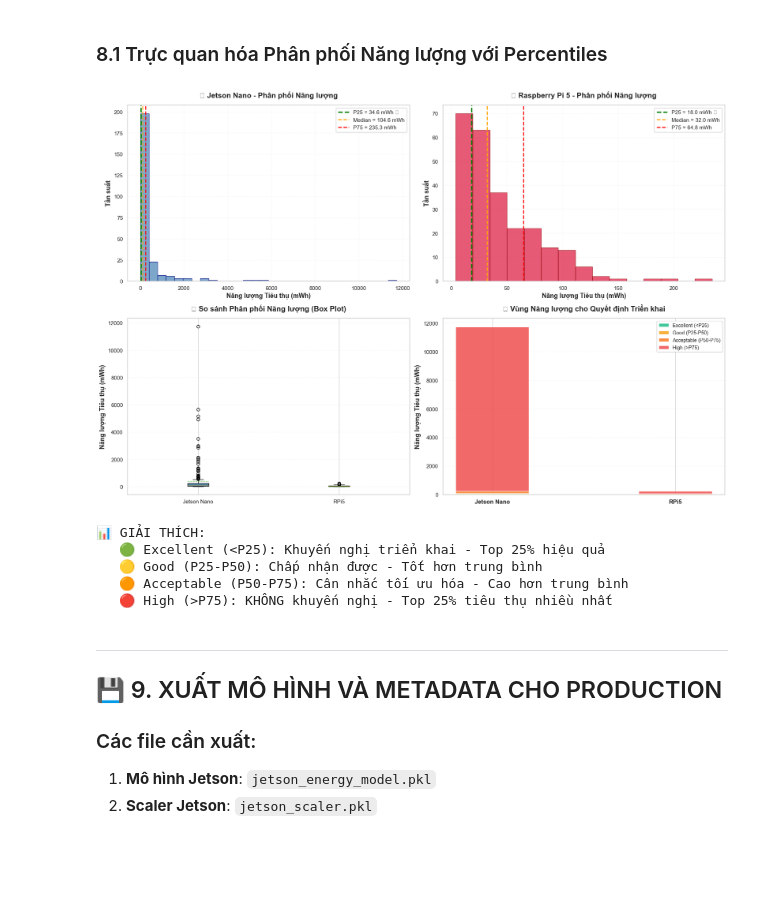
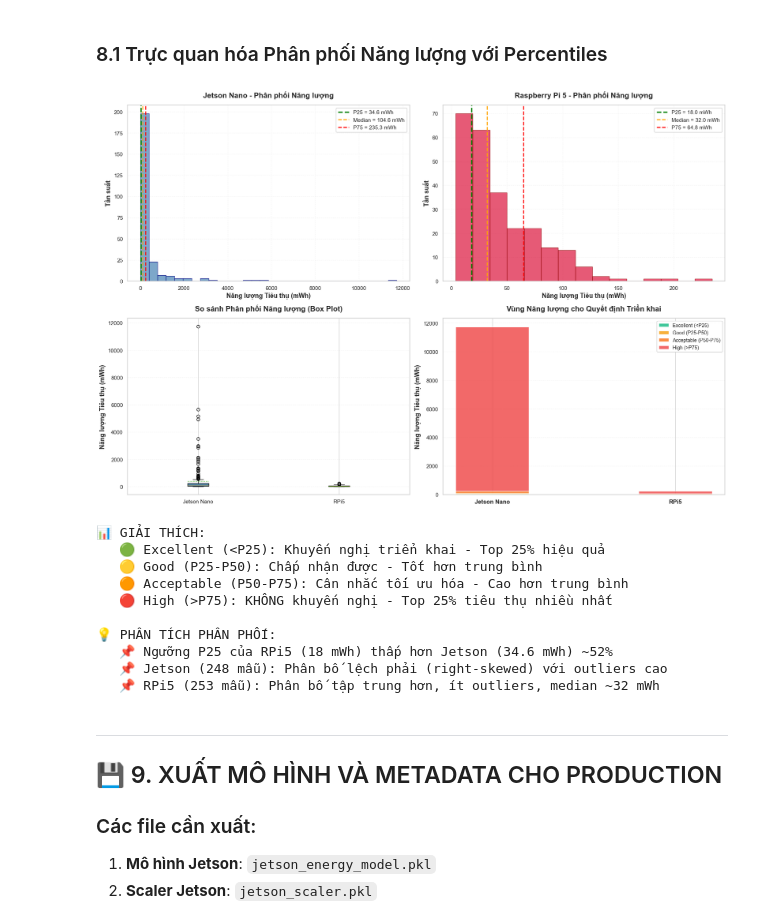
Before and after one commit to Nene1724/DACN_Energy_consumption, a Jupyter notebook: ml-controller/notebooks/energy_prediction_model.ipynb, the cells around one changed output. Cells and saved outputs as stored; diff of their text form; code cells hidden in the pictures; blank space fills up the shorter version.

```diff
--- a/ml-controller/notebooks/energy_prediction_model.ipynb
+++ b/ml-controller/notebooks/energy_prediction_model.ipynb
@@ -1629,28 +1652,28 @@ fig, axes = plt.subplots(2, 2, figsize=(18, 12))
 # 1. Jetson Nano - Histogram với đường percentile
 axes[0, 0].hist(jetson_energy, bins=30, alpha=0.7, color='steelblue', edgecolor='navy')
 axes[0, 0].axvline(jetson_stats['p25'], color='green', linestyle='--', linewidth=2.5,
-                   label=f"P25 = {jetson_stats['p25']:.1f} mWh ⭐")
+                   label=f"P25 = {jetson_stats['p25']:.1f} mWh")
 axes[0, 0].axvline(jetson_stats['p50'], color='orange', linestyle='--', linewidth=2,
                    label=f"Median = {jetson_stats['p50']:.1f} mWh")
 axes[0, 0].axvline(jetson_stats['p75'], color='red', linestyle='--', linewidth=2,
                    label=f"P75 = {jetson_stats['p75']:.1f} mWh")
 axes[0, 0].set_xlabel('Năng lượng Tiêu thụ (mWh)', fontsize=13, fontweight='bold')
 axes[0, 0].set_ylabel('Tần suất', fontsize=13, fontweight='bold')
-axes[0, 0].set_title('🔵 Jetson Nano - Phân phối Năng lượng', fontsize=15, fontweight='bold', pad=15)
+axes[0, 0].set_title('Jetson Nano - Phân phối Năng lượng', fontsize=15, fontweight='bold', pad=15)
 axes[0, 0].legend(loc='upper right', fontsize=11, framealpha=0.95)
 axes[0, 0].grid(alpha=0.3, linestyle=':')
 
 # 2. Raspberry Pi 5 - Histogram với đường percentile
 axes[0, 1].hist(rpi5_energy, bins=15, alpha=0.7, color='crimson', edgecolor='darkred')
 axes[0, 1].axvline(rpi5_stats['p25'], color='green', linestyle='--', linewidth=2.5,
-                   label=f"P25 = {rpi5_stats['p25']:.1f} mWh ⭐")
+                   label=f"P25 = {rpi5_stats['p25']:.1f} mWh")
 axes[0, 1].axvline(rpi5_stats['p50'], color='orange', linestyle='--', linewidth=2,
                    label=f"Median = {rpi5_stats['p50']:.1f} mWh")
 axes[0, 1].axvline(rpi5_stats['p75'], color='red', linestyle='--', linewidth=2,
                    label=f"P75 = {rpi5_stats['p75']:.1f} mWh")
 axes[0, 1].set_xlabel('Năng lượng Tiêu thụ (mWh)', fontsize=13, fontweight='bold')
 axes[0, 1].set_ylabel('Tần suất', fontsize=13, fontweight='bold')
-axes[0, 1].set_title('🍓 Raspberry Pi 5 - Phân phối Năng lượng', fontsize=15, fontweight='bold', pad=15)
+axes[0, 1].set_title('Raspberry Pi 5 - Phân phối Năng lượng', fontsize=15, fontweight='bold', pad=15)
 axes[0, 1].legend(loc='upper right', fontsize=11, framealpha=0.95)
 axes[0, 1].grid(alpha=0.3, linestyle=':')
 
@@ -1661,7 +1684,7 @@ bp = axes[1, 0].boxplot(box_data, labels=['Jetson Nano', 'RPi5'], patch_artist=T
 bp['boxes'][0].set_facecolor('steelblue')
 bp['boxes'][1].set_facecolor('crimson')
 axes[1, 0].set_ylabel('Năng lượng Tiêu thụ (mWh)', fontsize=13, fontweight='bold')
-axes[1, 0].set_title('📦 So sánh Phân phối Năng lượng (Box Plot)', fontsize=15, fontweight='bold', pad=15)
+axes[1, 0].set_title('So sánh Phân phối Năng lượng (Box Plot)', fontsize=15, fontweight='bold', pad=15)
 axes[1, 0].grid(alpha=0.3, axis='y', linestyle=':')
 
 # 4. Stacked bar chart - Vùng đèn giao thông
@@ -1684,42 +1707,49 @@ bottom_rpi5 = 0
 colors = ['#10b981', '#f59e0b', '#f97316', '#ef4444']  # green, yellow, orange, red
 labels = ['Excellent (<P25)', 'Good (P25-P50)', 'Acceptable (P50-P75)', 'High (>P75)']
 
 for i, (color, label) in enumerate(zip(colors, labels)):
     jetson_val = list(zones_jetson.values())[i]
     rpi5_val = list(zones_rpi5.values())[i]
 
     axes[1, 1].bar(0, jetson_val, bottom=bottom_jetson, color=color, alpha=0.8, width=0.4)
     axes[1, 1].bar(1, rpi5_val, bottom=bottom_rpi5, color=color, alpha=0.8, width=0.4, label=label)
 
     bottom_jetson += jetson_val
     bottom_rpi5 += rpi5_val
 
 axes[1, 1].set_xticks([0, 1])
 axes[1, 1].set_xticklabels(['Jetson Nano', 'RPi5'], fontsize=12, fontweight='bold')
 axes[1, 1].set_ylabel('Năng lượng Tiêu thụ (mWh)', fontsize=13, fontweight='bold')
-axes[1, 1].set_title('🚦 Vùng Năng lượng cho Quyết định Triển khai', fontsize=15, fontweight='bold', pad=15)
+axes[1, 1].set_title('Vùng Năng lượng cho Quyết định Triển khai', fontsize=15, fontweight='bold', pad=15)
 axes[1, 1].legend(loc='upper right', fontsize=10, framealpha=0.95)
 axes[1, 1].grid(alpha=0.3, axis='y', linestyle=':')
 
 plt.tight_layout()
 plt.show()
 
 print("\n📊 GIẢI THÍCH:")
 print("   🟢 Excellent (<P25): Khuyến nghị triển khai - Top 25% hiệu quả")
 print("   🟡 Good (P25-P50): Chấp nhận được - Tốt hơn trung bình")
 print("   🟠 Acceptable (P50-P75): Cân nhắc tối ưu hóa - Cao hơn trung bình")
 print("   🔴 High (>P75): KHÔNG khuyến nghị - Top 25% tiêu thụ nhiều nhất")
 
-print("\n💡 PHÂN TÍCH PHÂN PHỐI:")print("   📌 Ngưỡng P25 của RPi5 (18 mWh) thấp hơn Jetson (34.6 mWh) ~52%")
+print("\n💡 PHÂN TÍCH PHÂN PHỐI:")
+print("   📌 Ngưỡng P25 của RPi5 (18 mWh) thấp hơn Jetson (34.6 mWh) ~52%")
 
-print("   📌 Jetson (248 mẫu): Phân bố lệch phải (right-skewed) với outliers cao")print("   📌 RPi5 (253 mẫu): Phân bố tập trung hơn, ít outliers, median ~32 mWh")
+print("   📌 Jetson (248 mẫu): Phân bố lệch phải (right-skewed) với outliers cao")
+print("   📌 RPi5 (253 mẫu): Phân bố tập trung hơn, ít outliers, median ~32 mWh")
 # %% [output]
-[figure, old version]
+[figure, new version]
 📊 GIẢI THÍCH:
    🟢 Excellent (<P25): Khuyến nghị triển khai - Top 25% hiệu quả
    🟡 Good (P25-P50): Chấp nhận được - Tốt hơn trung bình
    🟠 Acceptable (P50-P75): Cân nhắc tối ưu hóa - Cao hơn trung bình
    🔴 High (>P75): KHÔNG khuyến nghị - Top 25% tiêu thụ nhiều nhất
+
+💡 PHÂN TÍCH PHÂN PHỐI:
+   📌 Ngưỡng P25 của RPi5 (18 mWh) thấp hơn Jetson (34.6 mWh) ~52%
+   📌 Jetson (248 mẫu): Phân bố lệch phải (right-skewed) với outliers cao
+   📌 RPi5 (253 mẫu): Phân bố tập trung hơn, ít outliers, median ~32 mWh
 # %% [markdown]
 ---
 
```
Also changed, not shown: parts of 3 cells of this notebook.
